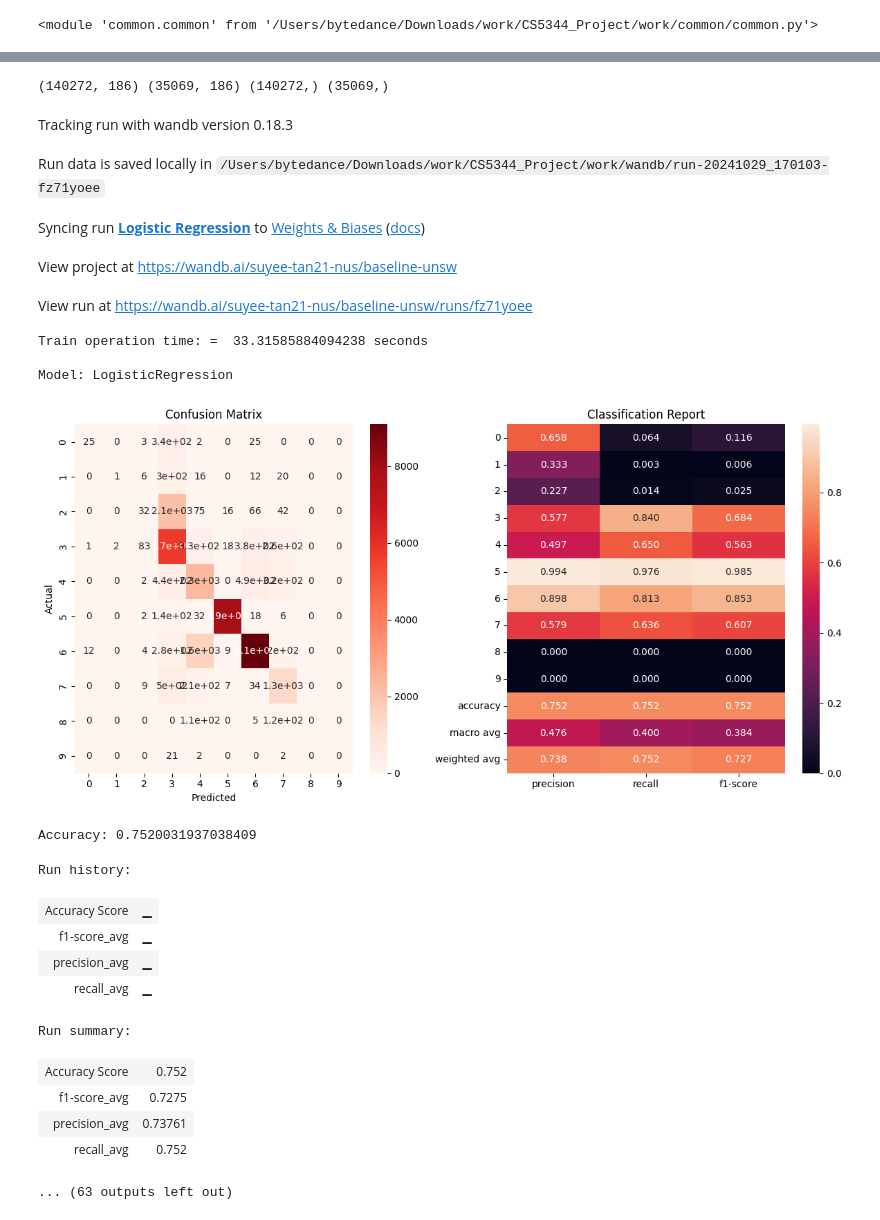
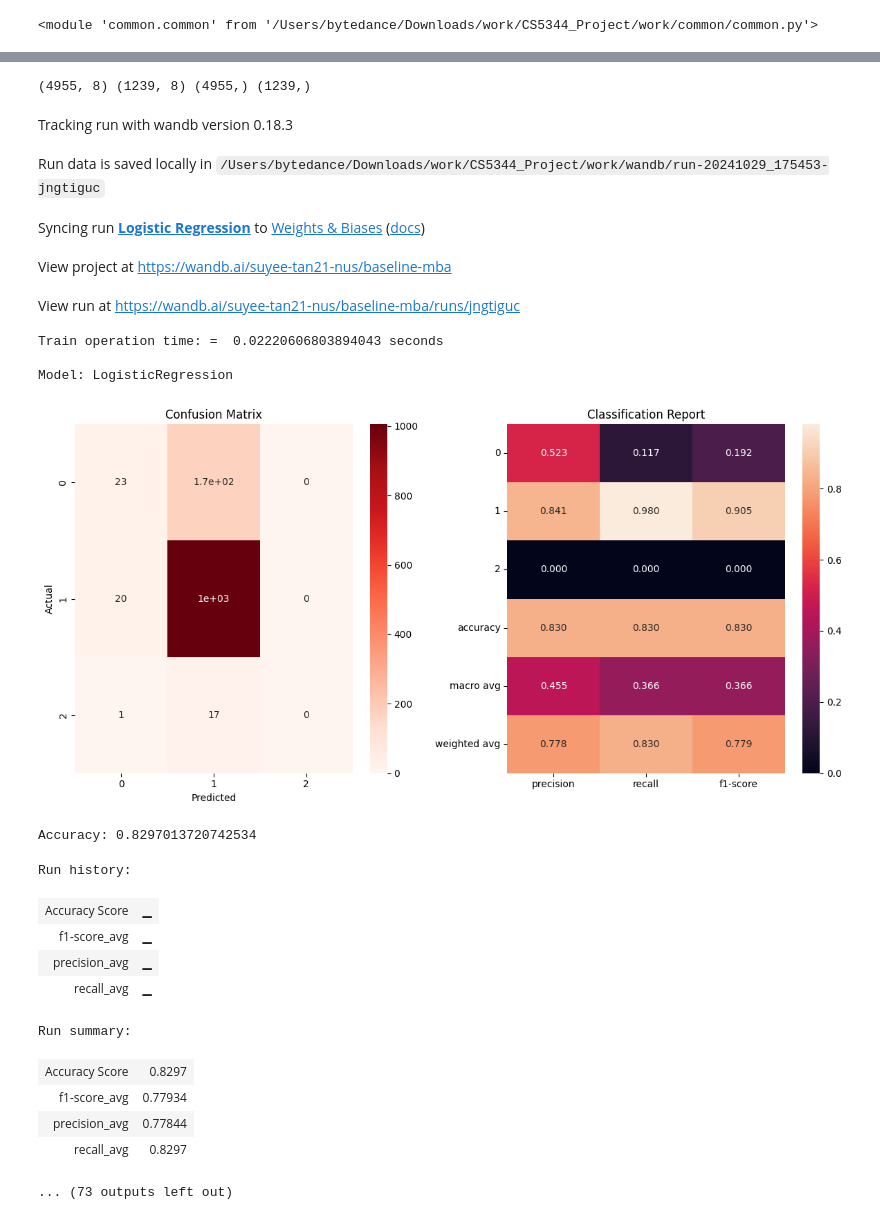
Before and after one commit to brinashong/CS5344_Project, a Jupyter notebook: work/baseline-wandb.ipynb, the cells around one changed output, grey strips where cells are left out. Cells and saved outputs as stored; diff of their text form; code cells hidden in the pictures.

```diff
--- a/work/baseline-wandb.ipynb
+++ b/work/baseline-wandb.ipynb
@@ -53,11 +53,11 @@ models = {
 # project_name = "kdd"
 # project_name = "cicids"
 # project_name = "thyroid"
-project_name = "unsw"
+# project_name = "unsw"
 # project_name = "customer"
 # project_name = "satellite"
 # project_name = "drug"
-# project_name = "mba"
+project_name = "mba"
 # %%
 if project_name == "covertype":
     %run datasets/covertype.ipynb
@@ -126,7 +124,7 @@ y_df = all_df[TARGET_COLUMN]
 X_train_df, X_test_df, y_train_df, y_test_df = train_test_split(X_df, y_df, test_size=0.2, random_state=42)
 print(X_train_df.shape, X_test_df.shape, y_train_df.shape, y_test_df.shape)
 # %% [output]
-(140272, 186) (35069, 186) (140272,) (35069,)
+(4955, 8) (1239, 8) (4955,) (1239,)
 # %%
 # Fit and transform the numeric columns
 scaler, X_train_scaled_df = common.standardise(X_train_df, NUMERICAL_COLUMNS)
@@ -138,37 +136,39 @@ scaler, X_test_scaled_df = common.standardise(X_test_df, NUMERICAL_COLUMNS, scal
 # %%
 # Loop through models and evaluate each one
 project_name = "baseline-" + project_name
+seconds = time.time()
 for model_name, model in models.items():
     wandb.init(project=project_name, name=model_name)
 
     # For SVM and Logistic Regression, use scaled data
     if model_name in ["Logistic Regression", "Support Vector Machine (SVM)"]:
         evaluate_model(model, X_train_scaled_df, y_train_df, X_test_scaled_df, y_test_df)
     else:
         evaluate_model(model, X_train_df, y_train_df, X_test_df, y_test_df)
 
     wandb.finish()
+print("Total operation time: = ", time.time() - seconds, "seconds")
 # %% [output]
 Tracking run with wandb version 0.18.3
-Run data is saved locally in /Users/bytedance/Downloads/work/CS5344_Project/work/wandb/run-20241029_170103-fz71yoee
+Run data is saved locally in /Users/bytedance/Downloads/work/CS5344_Project/work/wandb/run-20241029_175453-jngtiguc
 Syncing run Logistic Regression to Weights & Biases (docs)
-View project at https://wandb.ai/suyee-tan21-nus/baseline-unsw
+View project at https://wandb.ai/suyee-tan21-nus/baseline-mba
-View run at https://wandb.ai/suyee-tan21-nus/baseline-unsw/runs/fz71yoee
+View run at https://wandb.ai/suyee-tan21-nus/baseline-mba/runs/jngtiguc
-Train operation time: =  33.31585884094238 seconds
+Train operation time: =  0.02220606803894043 seconds
 
 Model: LogisticRegression
-[figure, old version]
+[figure, new version]
-Accuracy: 0.7520031937038409
+Accuracy: 0.8297013720742534
 Run history:
 | Accuracy Score | ▁ |
 | f1-score_avg | ▁ |
 | precision_avg | ▁ |
 | recall_avg | ▁ |
 Run summary:
-| Accuracy Score | 0.752 |
-| f1-score_avg | 0.7275 |
-| precision_avg | 0.73761 |
-| recall_avg | 0.752 |
+| Accuracy Score | 0.8297 |
+| f1-score_avg | 0.77934 |
+| precision_avg | 0.77844 |
+| recall_avg | 0.8297 |
-... (63 outputs left out)
+... (73 outputs left out)
 # %%
 wandb.finish()
```
Also changed, not shown: parts of 2 cells of this notebook, 1 other file.
